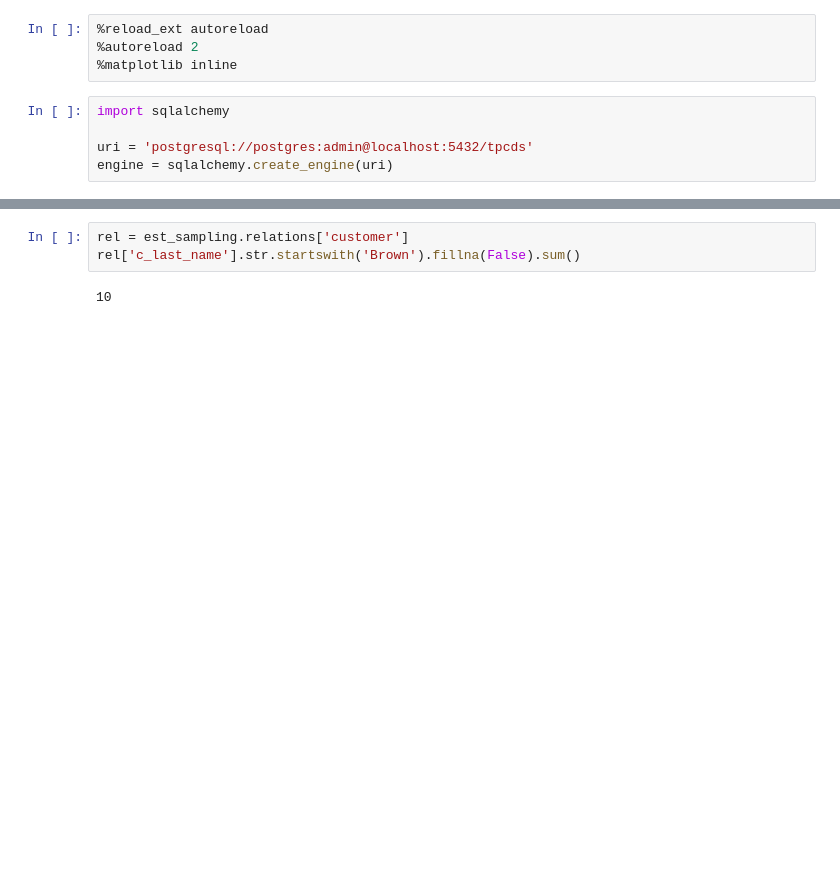
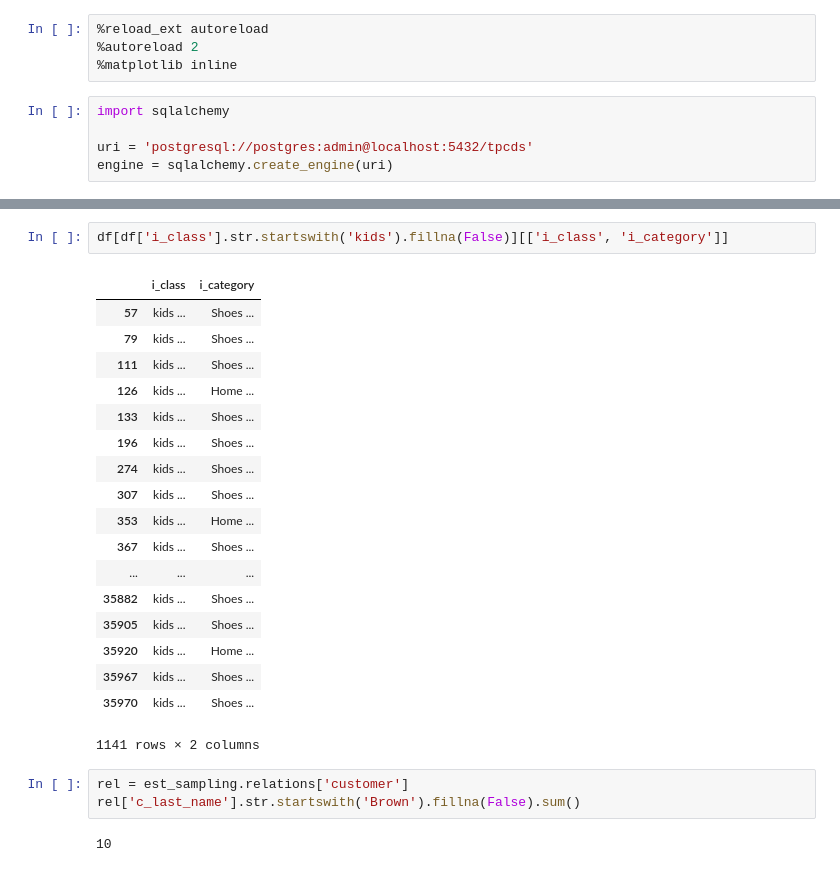
Before and after one commit to MaxHalford/dasfaa-2019, a Jupyter notebook: Playground.ipynb, the cells around one changed output, grey strips where cells are left out. Saved outputs shown, nothing was run; the diff lists cells and outputs as text; blank space fills up the shorter version.

```diff
--- a/Playground.ipynb
+++ b/Playground.ipynb
@@ -171,3 +180,24 @@ Wall time: 1.75 s
+# %%
+df[df['i_class'].str.startswith('kids').fillna(False)][['i_class', 'i_category']]
+# %% [output]
+|  | i_class | i_category |
+| 57 | kids ... | Shoes ... |
+| 79 | kids ... | Shoes ... |
+| 111 | kids ... | Shoes ... |
+| 126 | kids ... | Home ... |
+| 133 | kids ... | Shoes ... |
+| 196 | kids ... | Shoes ... |
+| 274 | kids ... | Shoes ... |
+| 307 | kids ... | Shoes ... |
+| 353 | kids ... | Home ... |
+| 367 | kids ... | Shoes ... |
+| ... | ... | ... |
+| 35882 | kids ... | Shoes ... |
+| 35905 | kids ... | Shoes ... |
+| 35920 | kids ... | Home ... |
+| 35967 | kids ... | Shoes ... |
+| 35970 | kids ... | Shoes ... |
+1141 rows × 2 columns
 # %%
 rel = est_sampling.relations['customer']
 rel['c_last_name'].str.startswith('Brown').fillna(False).sum()
```
Also changed, not shown: parts of 9 cells of this notebook, 4 other files.
